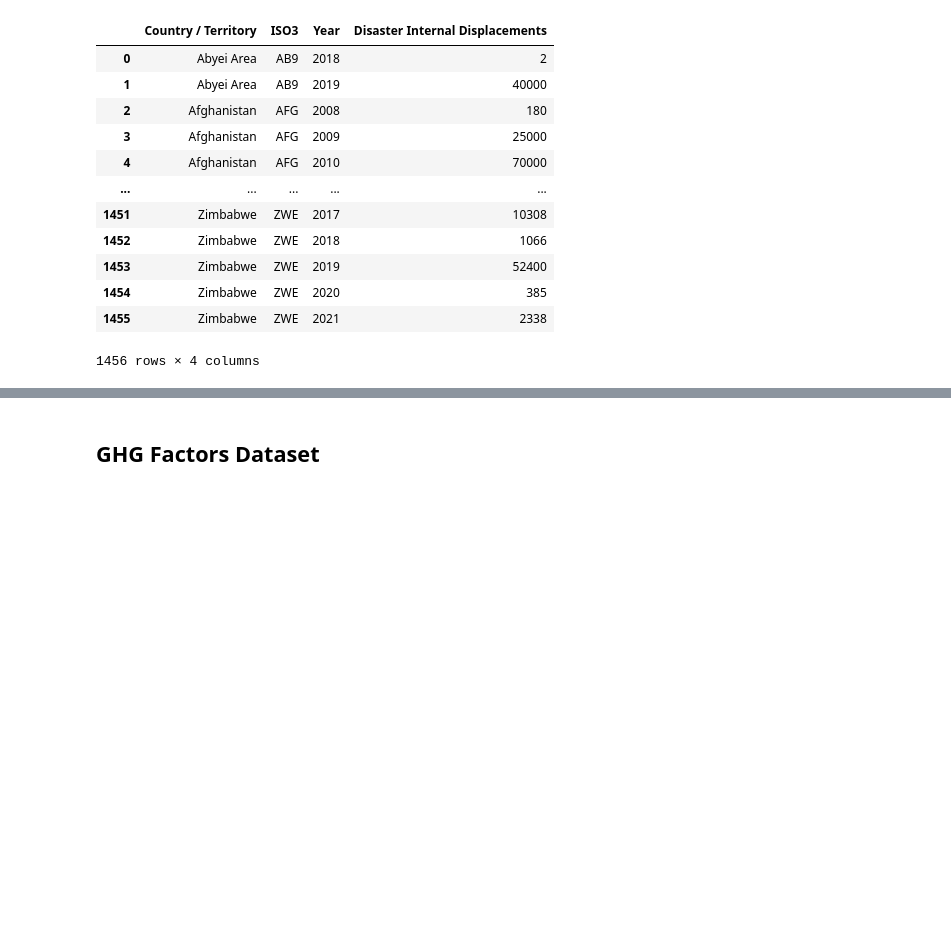
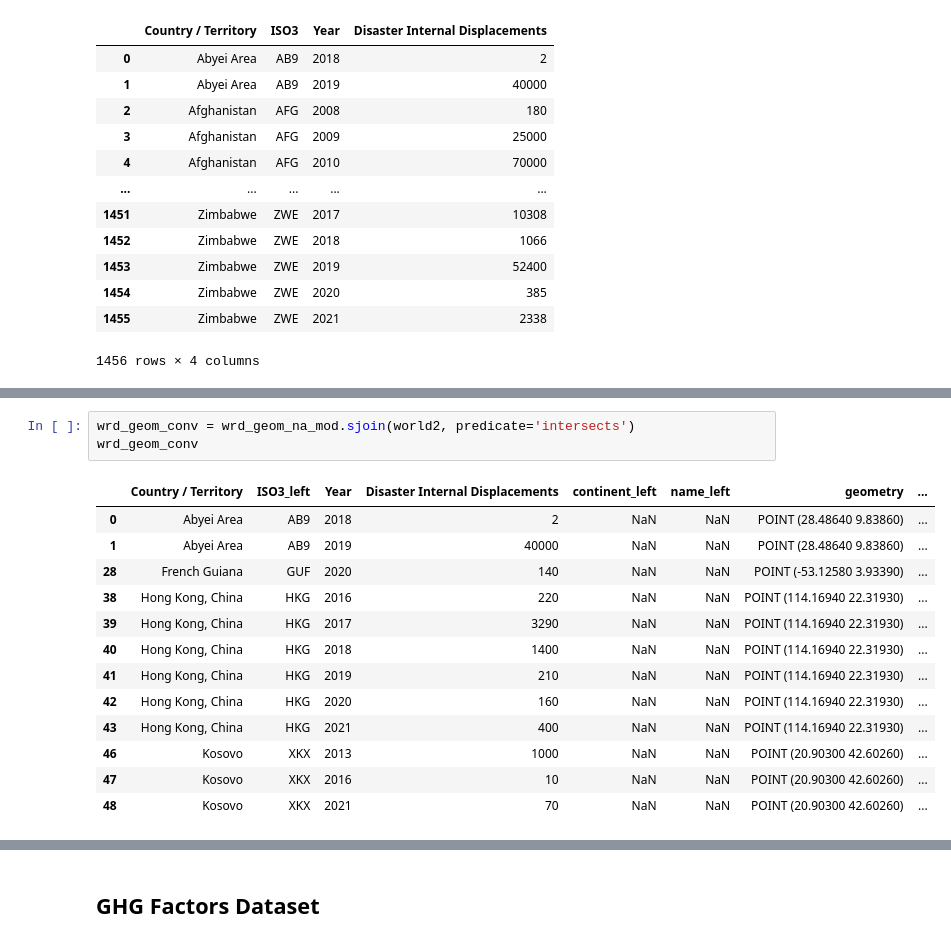
Before and after one commit to KyleCarlo/Data-Visualization, a Jupyter notebook: Cleaning.ipynb, the cells around one changed output, grey strips where cells are left out. Drawn from its saved outputs; the diff is of its cells as text; blank space fills up the shorter version.

```diff
--- a/Cleaning.ipynb
+++ b/Cleaning.ipynb
@@ -255,0 +369,17 @@ weather_related_dis
+# %%
+wrd_geom_conv = wrd_geom_na_mod.sjoin(world2, predicate='intersects')
+wrd_geom_conv
+# %% [output]
+|  | Country / Territory | ISO3_left | Year | Disaster Internal Displacements | continent_left | name_left | geometry | ... |
+| 0 | Abyei Area | AB9 | 2018 | 2 | NaN | NaN | POINT (28.48640 9.83860) | ... |
+| 1 | Abyei Area | AB9 | 2019 | 40000 | NaN | NaN | POINT (28.48640 9.83860) | ... |
+| 28 | French Guiana | GUF | 2020 | 140 | NaN | NaN | POINT (-53.12580 3.93390) | ... |
+| 38 | Hong Kong, China | HKG | 2016 | 220 | NaN | NaN | POINT (114.16940 22.31930) | ... |
+| 39 | Hong Kong, China | HKG | 2017 | 3290 | NaN | NaN | POINT (114.16940 22.31930) | ... |
+| 40 | Hong Kong, China | HKG | 2018 | 1400 | NaN | NaN | POINT (114.16940 22.31930) | ... |
+| 41 | Hong Kong, China | HKG | 2019 | 210 | NaN | NaN | POINT (114.16940 22.31930) | ... |
+| 42 | Hong Kong, China | HKG | 2020 | 160 | NaN | NaN | POINT (114.16940 22.31930) | ... |
+| 43 | Hong Kong, China | HKG | 2021 | 400 | NaN | NaN | POINT (114.16940 22.31930) | ... |
+| 46 | Kosovo | XKX | 2013 | 1000 | NaN | NaN | POINT (20.90300 42.60260) | ... |
+| 47 | Kosovo | XKX | 2016 | 10 | NaN | NaN | POINT (20.90300 42.60260) | ... |
+| 48 | Kosovo | XKX | 2021 | 70 | NaN | NaN | POINT (20.90300 42.60260) | ... |
```
Also changed, not shown: parts of 28 cells of this notebook, 11 other files.
